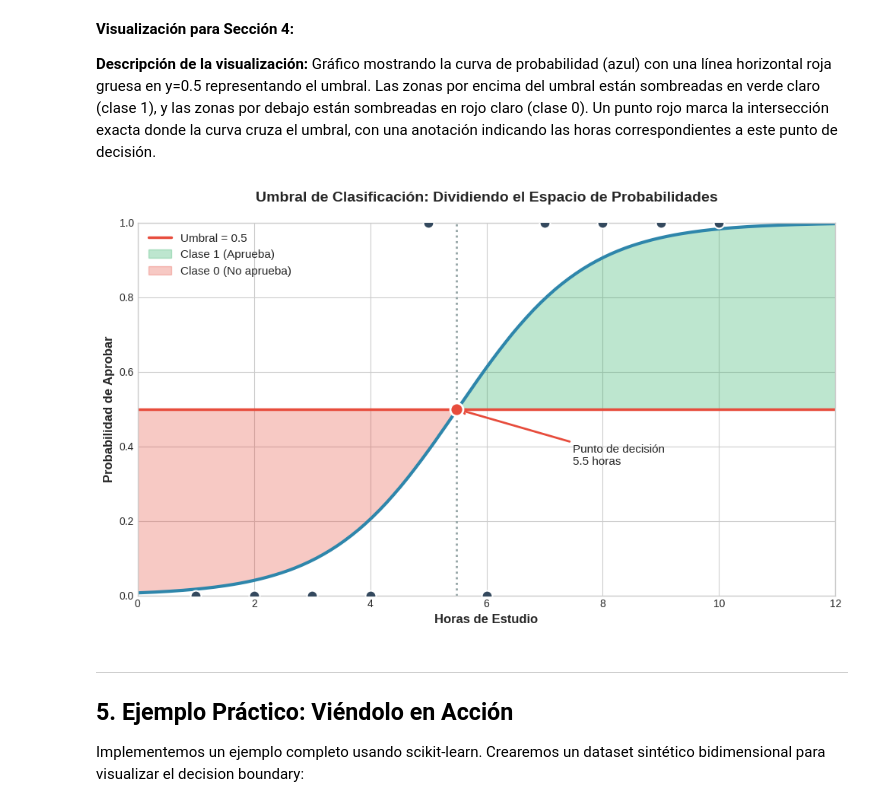
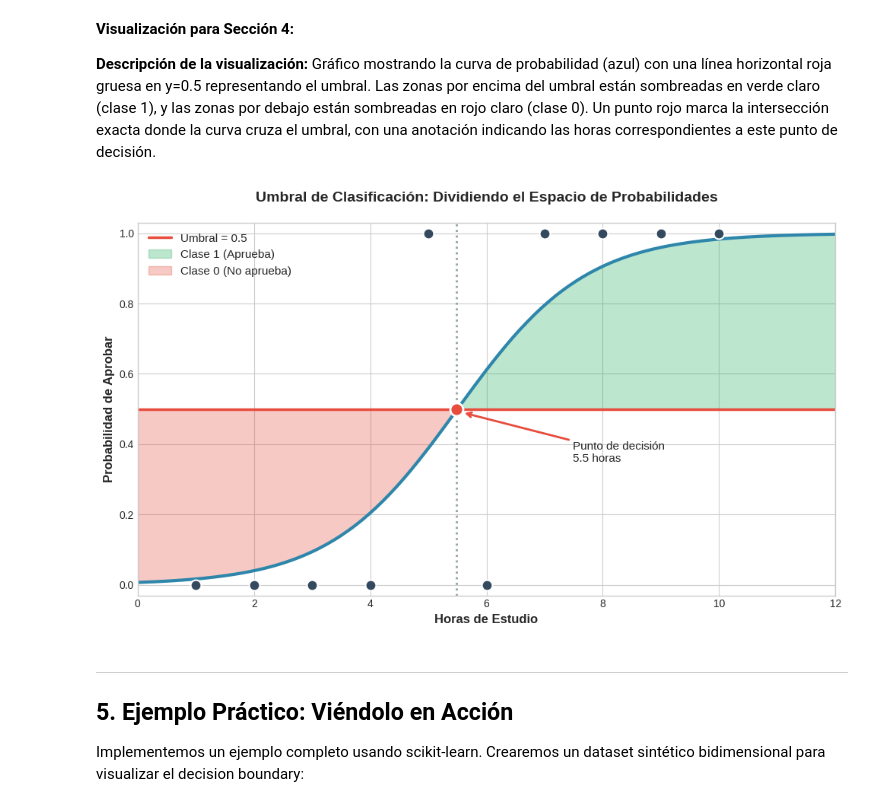
Before and after one commit to financieras/math_for_ai, a Jupyter notebook: estadistica/Regresion_Logistica_Como_la_Función_Sigmoide_Resuelve_la_Clasificacion_Binaria.ipynb, the cells around one changed output. Saved outputs shown, nothing was run; the diff lists cells and outputs as text; code cells hidden in the pictures.

```diff
--- a/estadistica/Regresion_Logistica_Como_la_Función_Sigmoide_Resuelve_la_Clasificacion_Binaria.ipynb
+++ b/estadistica/Regresion_Logistica_Como_la_Función_Sigmoide_Resuelve_la_Clasificacion_Binaria.ipynb
@@ -166,6 +163,0 @@ Esta propiedad es perfecta para modelar probabilidades.
-# %%
-import matplotlib.pyplot as plt
-
-plt.rcParams['mathtext.fontset'] = 'stix'  # o 'cm' o 'dejavusans'
-plt.title(r'La función en $\mathbb{R}$')
-plt.show()
@@ -434,36 +428,36 @@ ax.axhline(y=0.5, color='#E74C3C', linestyle='-', linewidth=2.5,
 
 # Zonas de decisión
 ax.fill_between(hours_range.flatten(), 0.5, probs,
                 where=(probs >= 0.5), color='#27AE60', alpha=0.3,
                 label='Clase 1 (Aprueba)')
 ax.fill_between(hours_range.flatten(), probs, 0.5,
                 where=(probs < 0.5), color='#E74C3C', alpha=0.3,
                 label='Clase 0 (No aprueba)')
 
 # Encontrar punto de cruce
 threshold_hours = hours_range[np.argmin(np.abs(probs - 0.5))][0]
 ax.axvline(x=threshold_hours, color='#95A5A6', linestyle=':', linewidth=2)
 ax.scatter([threshold_hours], [0.5], color='#E74C3C', s=150, zorder=6,
            edgecolor='white', linewidth=2)
 ax.annotate(f'Punto de decisión\n{threshold_hours:.1f} horas',
-            xy=(threshold_hours, 0.5), xytext=(threshold_hours+2, 0.35),
+            xy=(threshold_hours+0.1, 0.49), xytext=(threshold_hours+2, 0.35),
             fontsize=11, ha='left',
             arrowprops=dict(arrowstyle='->', color='#E74C3C', lw=2))
 
 # Etiquetas
 ax.set_xlabel('Horas de Estudio', fontsize=12, fontweight='bold')
 ax.set_ylabel('Probabilidad de Aprobar', fontsize=12, fontweight='bold')
 ax.set_title('Umbral de Clasificación: Dividiendo el Espacio de Probabilidades',
              fontsize=14, fontweight='bold', pad=20)
 ax.legend(loc='upper left', fontsize=11)
 ax.set_xlim(0, 12)
-ax.set_ylim(0, 1)
+ax.set_ylim(-0.03, 1.03)
 
 plt.tight_layout()
 plt.savefig('classification_threshold.png', dpi=150, bbox_inches='tight')
 plt.show()
 # %% [output]
-[figure, old version]
+[figure, new version]
 # %% [markdown]
 ---
 
```
Also changed, not shown: parts of 4 cells of this notebook.
